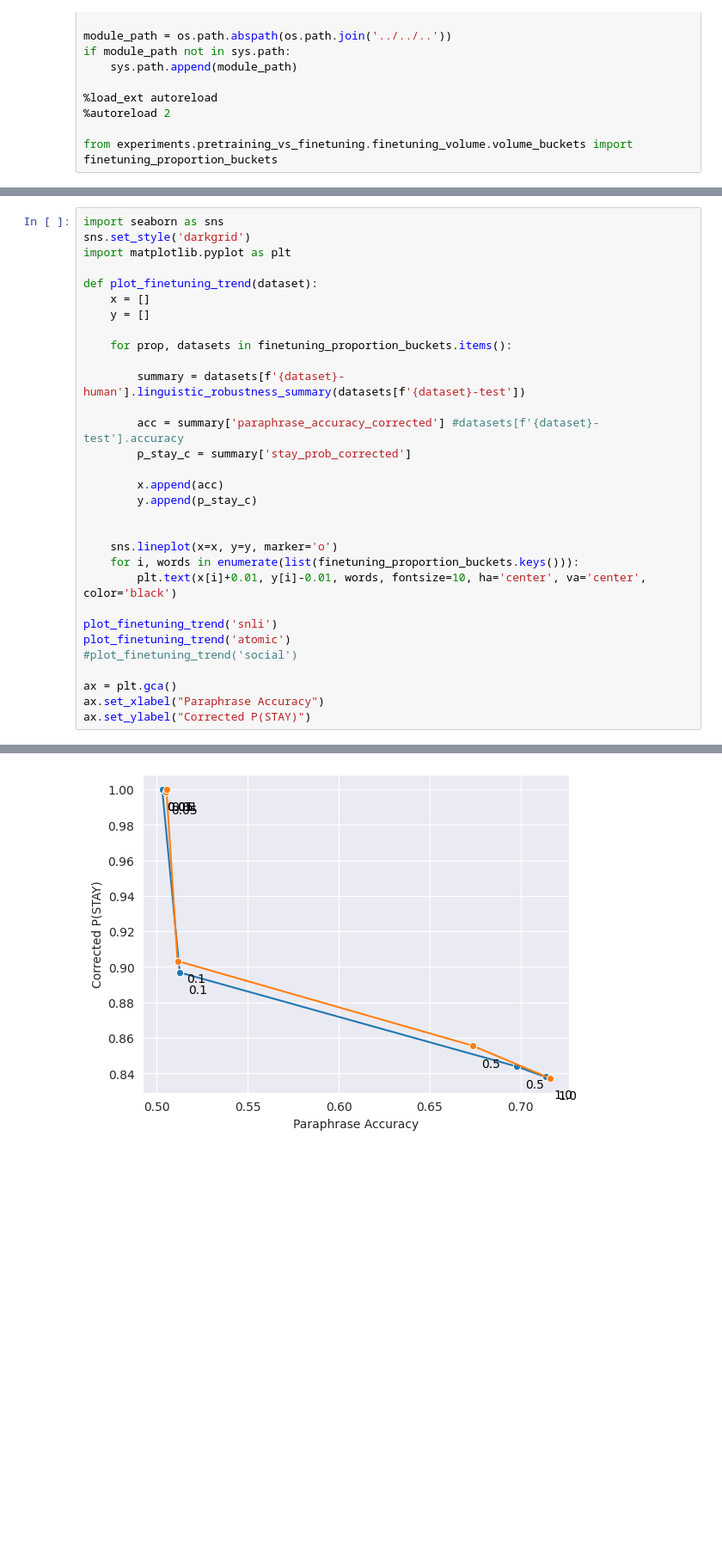
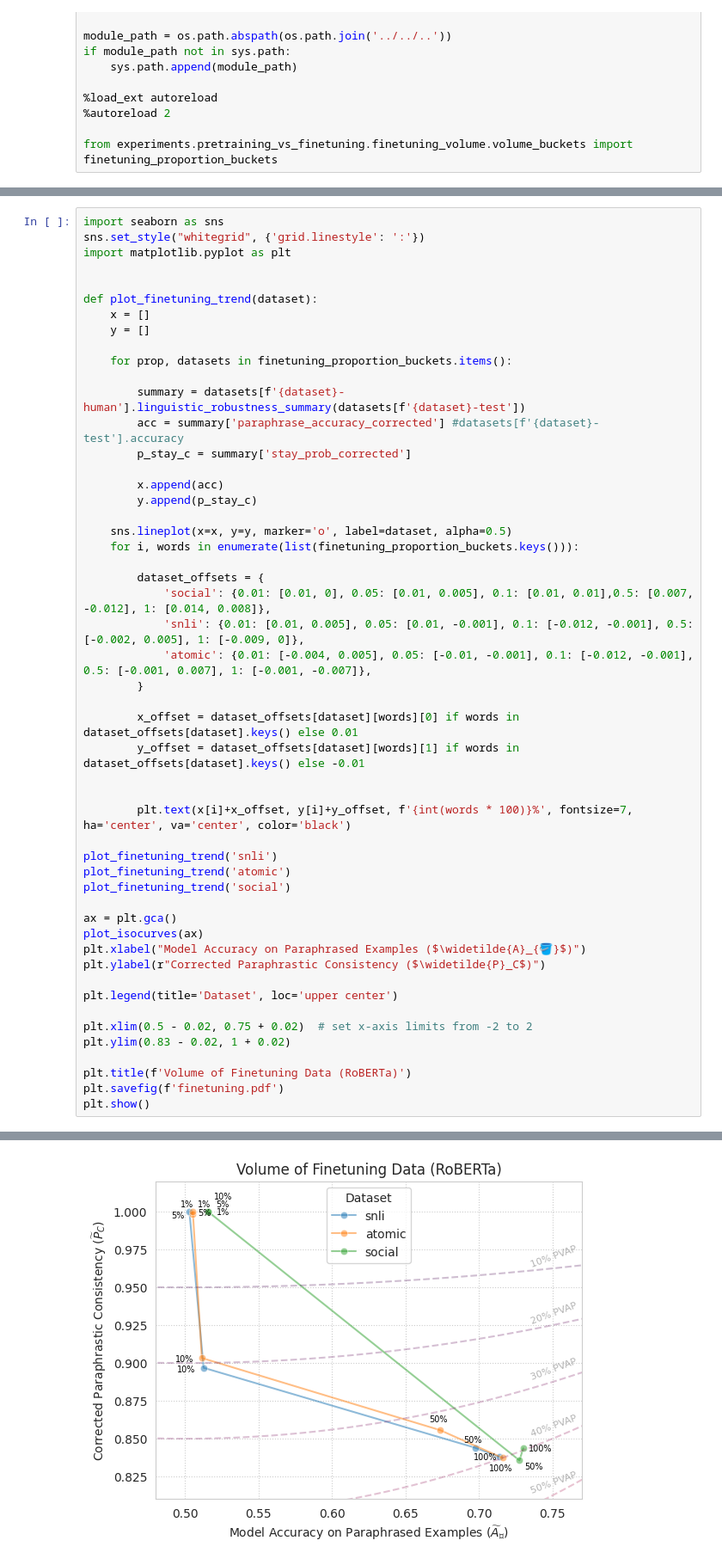
Before and after one commit to nehasrikn/paraphrase-nlu-internal, a Jupyter notebook: experiments/pretraining_vs_finetuning/finetuning_volume/finetuning.ipynb, the cells around one changed output, grey strips where cells are left out. Shown at 86% size. Cells and saved outputs as stored; diff of their text form; blank space fills up the shorter version.

```diff
--- a/experiments/pretraining_vs_finetuning/finetuning_volume/finetuning.ipynb
+++ b/experiments/pretraining_vs_finetuning/finetuning_volume/finetuning.ipynb
@@ -16,7 +45,8 @@ from experiments.pretraining_vs_finetuning.finetuning_volume.volume_buckets impo
 # %%
 import seaborn as sns
-sns.set_style('darkgrid')
+sns.set_style("whitegrid", {'grid.linestyle': ':'})
 import matplotlib.pyplot as plt
+
 
 def plot_finetuning_trend(dataset):
     x = []
@@ -25,23 +55,42 @@ def plot_finetuning_trend(dataset):
     for prop, datasets in finetuning_proportion_buckets.items():
 
         summary = datasets[f'{dataset}-human'].linguistic_robustness_summary(datasets[f'{dataset}-test'])
-
         acc = summary['paraphrase_accuracy_corrected'] #datasets[f'{dataset}-test'].accuracy
         p_stay_c = summary['stay_prob_corrected']
 
         x.append(acc)
         y.append(p_stay_c)
 
+    sns.lineplot(x=x, y=y, marker='o', label=dataset, alpha=0.5)
+    for i, words in enumerate(list(finetuning_proportion_buckets.keys())):
 
-    sns.lineplot(x=x, y=y, marker='o')
-    for i, words in enumerate(list(finetuning_proportion_buckets.keys())):
-        plt.text(x[i]+0.01, y[i]-0.01, words, fontsize=10, ha='center', va='center', color='black')
+        dataset_offsets = {
+            'social': {0.01: [0.01, 0], 0.05: [0.01, 0.005], 0.1: [0.01, 0.01],0.5: [0.007, -0.012], 1: [0.014, 0.008]},
+            'snli': {0.01: [0.01, 0.005], 0.05: [0.01, -0.001], 0.1: [-0.012, -0.001], 0.5: [-0.002, 0.005], 1: [-0.009, 0]},
+            'atomic': {0.01: [-0.004, 0.005], 0.05: [-0.01, -0.001], 0.1: [-0.012, -0.001], 0.5: [-0.001, 0.007], 1: [-0.001, -0.007]},
+        }
+
+        x_offset = dataset_offsets[dataset][words][0] if words in dataset_offsets[dataset].keys() else 0.01
+        y_offset = dataset_offsets[dataset][words][1] if words in dataset_offsets[dataset].keys() else -0.01
+
+
+        plt.text(x[i]+x_offset, y[i]+y_offset, f'{int(words * 100)}%', fontsize=7, ha='center', va='center', color='black')
 
 plot_finetuning_trend('snli')
 plot_finetuning_trend('atomic')
-#plot_finetuning_trend('social')
+plot_finetuning_trend('social')
 
 ax = plt.gca()
-ax.set_xlabel("Paraphrase Accuracy")
-ax.set_ylabel("Corrected P(STAY)")
+plot_isocurves(ax)
+plt.xlabel("Model Accuracy on Paraphrased Examples ($\widetilde{A}_{🪣}$)")
+plt.ylabel(r"Corrected Paraphrastic Consistency ($\widetilde{P}_C$)")
+
+plt.legend(title='Dataset', loc='upper center')
+
+plt.xlim(0.5 - 0.02, 0.75 + 0.02)  # set x-axis limits from -2 to 2
+plt.ylim(0.83 - 0.02, 1 + 0.02)
+
+plt.title(f'Volume of Finetuning Data (RoBERTa)')
+plt.savefig(f'finetuning.pdf')
+plt.show()
 # %% [output]
@@ -49,4 +103,4 @@ Text(0, 0.5, 'Corrected P(STAY)')
-[figure, old version]
+[figure, new version]
 # %%
 including autogen examples and project label through during finetuning
 
```
Also changed, not shown: parts of 2 cells of this notebook, 9 other files.
